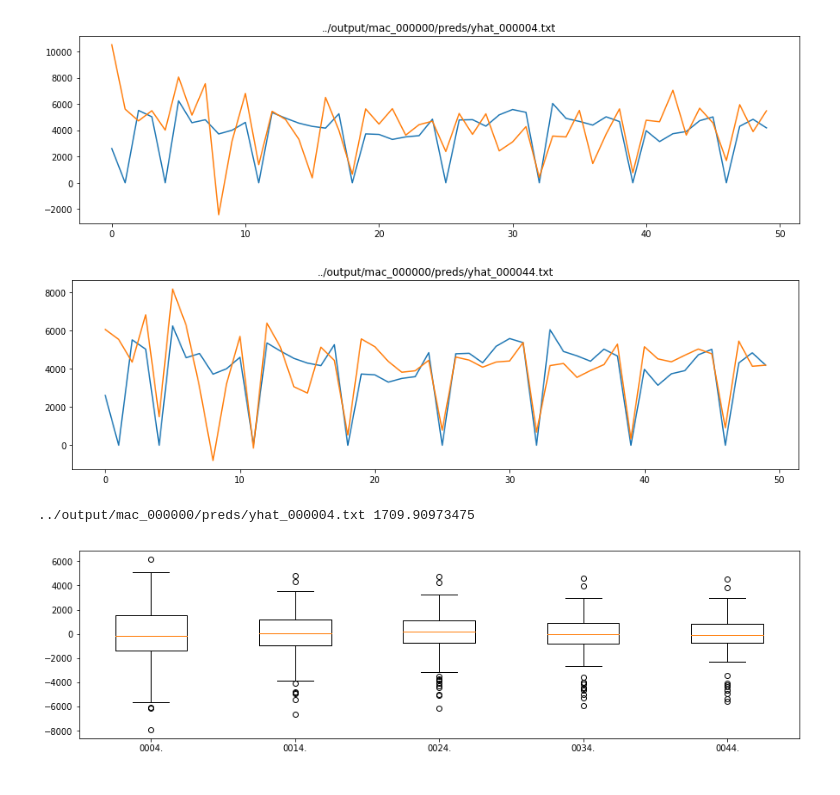
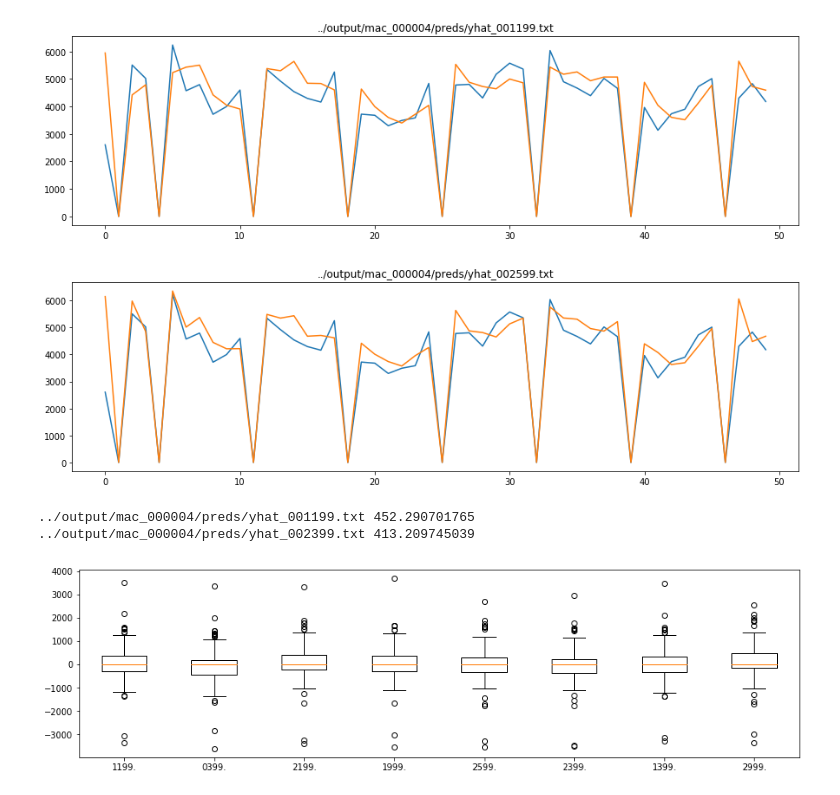
Before and after one commit to gregaw/sales-forecasting-with-nn, a Jupyter notebook: notebooks/prediction.ipynb, the cells around one changed output. Saved outputs shown, nothing was run; the diff lists cells and outputs as text; code cells hidden in the pictures.

```diff
--- a/notebooks/prediction.ipynb
+++ b/notebooks/prediction.ipynb
@@ -24,41 +26,42 @@ def load_predictions(fname):
     np.concatenate((y, yhat), axis=1)
     return y, yhat
 
 def show_y_yhat(y, yhat, title, show_error=False, win_from=0, win_to=-1, export_dir='../export'):
     y=y[win_from:win_to]
     yhat=yhat[win_from:win_to]
     plt.figure(figsize=(15,4))
     plt.title(title)
     if show_error:
         plt.plot(y-yhat)
     else:
         plt.plot(y)
         plt.plot(yhat)
     plt.show()
 
 def iterate_predictions(job_name, step=1):
     folder = '../output/{}/preds'.format(job_name)
     files = map(lambda x: os.path.join(folder, x), os.listdir(folder))
     for preds in [files[x] for x in range(0,len(files), step)]:
         yield (preds,) + load_predictions(preds)
 
 def mae(y, yhat):
     return np.mean(np.abs(y-yhat))
 
-job_name='mac_000000'
+job_name='mac_000004'
 step=2
 show_error=True
 
 for fname, y, yhat in list(iterate_predictions(job_name, step=8)):
     show_y_yhat(y, yhat, fname, show_error=False, win_from=50, win_to=100)
 # %% [output]
-[figure, old version]
+[figure, new version]
-[figure, old version]
+[figure, new version]
 # %%
 for fname, y, yhat in iterate_predictions(job_name, step=10):
     print fname, mae(y, yhat)
 # %% [output]
-../output/mac_000000/preds/yhat_000004.txt 1709.90973475
+../output/mac_000004/preds/yhat_001199.txt 452.290701765
+../output/mac_000004/preds/yhat_002399.txt 413.209745039
 # %%
 predictions = [x for x in iterate_predictions(job_name, step=2)]
 labels = [fname[-8:-3] for fname, _, _ in predictions]
@@ -74,4 +77,4 @@ plt.figure(figsize=(15,4))
 plt.boxplot(tmp, labels=labels)
 plt.show()
 # %% [output]
-[figure, old version]
+[figure, new version]
```
Also changed, not shown: parts of 1 cell of this notebook.
